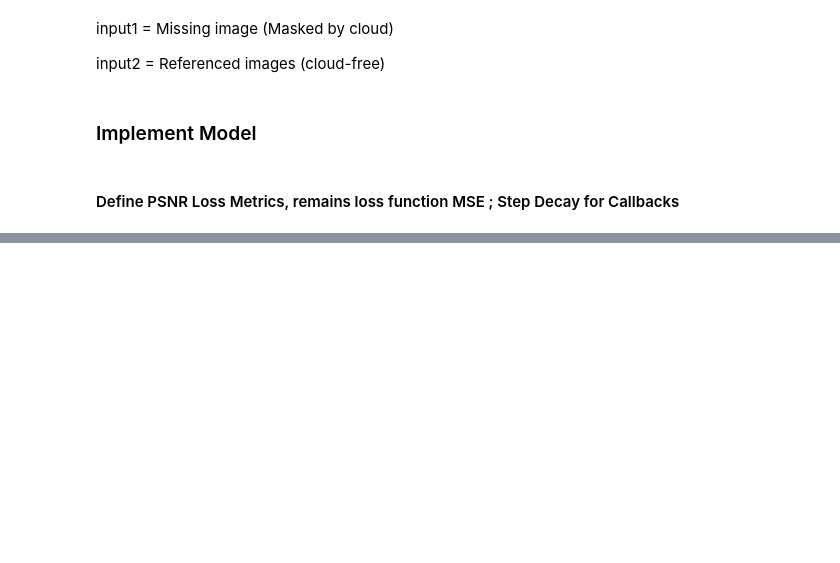
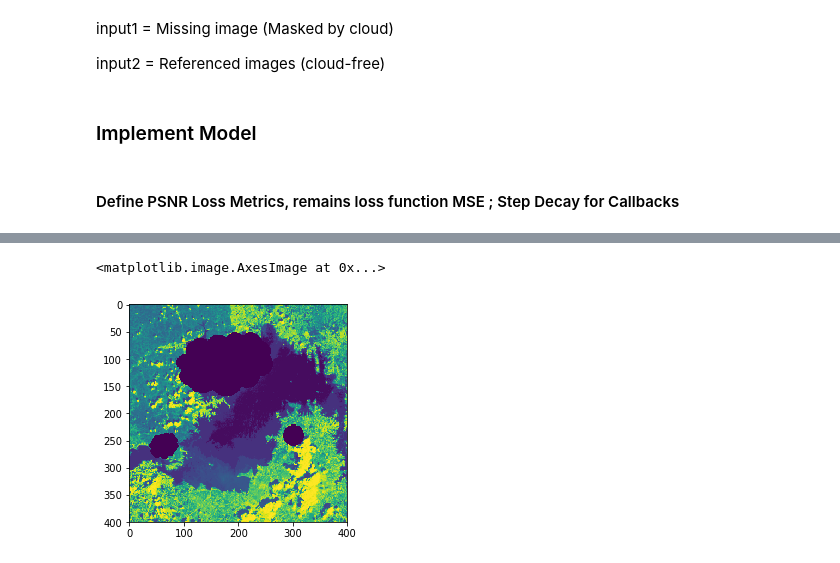
Before and after one commit to Hydroviet/CNN-L8-Recovery, a Jupyter notebook: Keras_NN.ipynb, the cells around one changed output, grey strips where cells are left out. Drawn from its saved outputs; the diff is of its cells as text; code cells hidden in the pictures; blank space fills up the shorter version.

Commit message:
Added Training with small test

```diff
--- a/Keras_NN.ipynb
+++ b/Keras_NN.ipynb
@@ -68,0 +73,15 @@ model.compile(optimizer=adam, loss='mean_squared_error', metrics=[PSNRLoss])
+# %%
+import h5py
+
+f = h5py.File('small_train.hdf5', 'r')
+trainY = f['label'][:]
+trainX_1 = f['masked'][:]
+trainX_2 = f['ref'][:]
+f.close()
+
+
+f = h5py.File('small_test.hdf5', 'r')
+testY = f['label'][:]
+testX_1 = f['masked'][:]
+testX_2 = f['ref'][:]
+f.close()
@@ -68,0 +126,5 @@ model.compile(optimizer=adam, loss='mean_squared_error', metrics=[PSNRLoss])
+# %%
+plt.imshow(testX_1[0,:,:,0])
+# %% [output]
+<matplotlib.image.AxesImage at 0x...>
+[figure, added]
```
Also changed, not shown: parts of 14 cells of this notebook, 2 other files.
